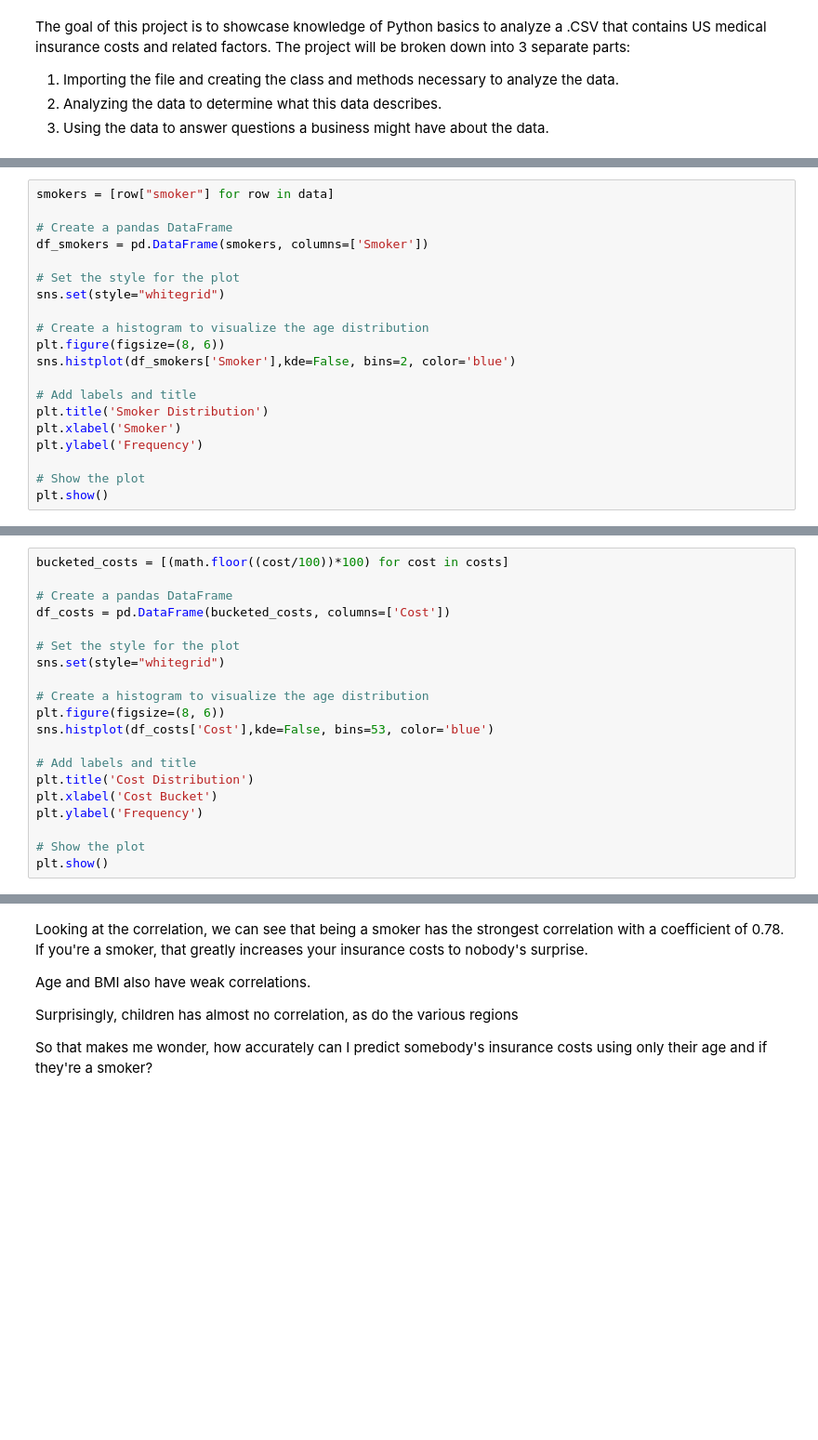
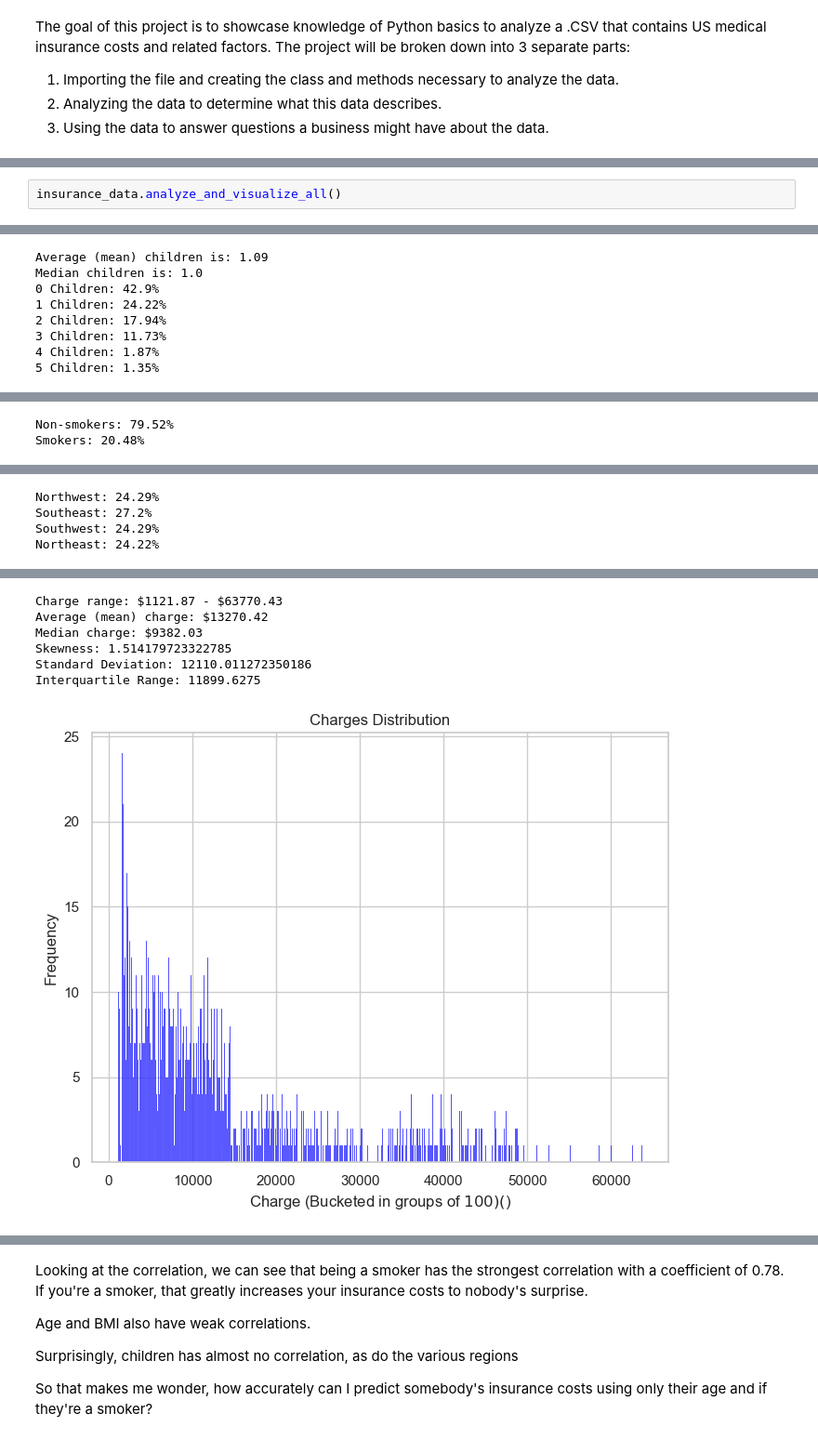
Before and after one commit to tacostorm/Codecademy-Medical-Insurance, a Jupyter notebook: us-medical-insurance-costs.ipynb, the cells around one changed output, grey strips where cells are left out. Shown at 93% size. Drawn from its saved outputs; the diff is of its cells as text; blank space fills up the shorter version.

Commit message:
Finished Visualization and Analysis
Finished all the methods for visualization and analysis, and started answering the business questions.

```diff
--- a/us-medical-insurance-costs.ipynb
+++ b/us-medical-insurance-costs.ipynb
@@ -187,20 +231,0 @@ We can see that just under have the respondents have 0 kids. And how are smokers
-# %%
-smokers = [row["smoker"] for row in data]
-
-# Create a pandas DataFrame
-df_smokers = pd.DataFrame(smokers, columns=['Smoker'])
-
-# Set the style for the plot
-sns.set(style="whitegrid")
-
-# Create a histogram to visualize the age distribution
-plt.figure(figsize=(8, 6))
-sns.histplot(df_smokers['Smoker'],kde=False, bins=2, color='blue')
-
-# Add labels and title
-plt.title('Smoker Distribution')
-plt.xlabel('Smoker')
-plt.ylabel('Frequency')
-
-# Show the plot
-plt.show()
@@ -213,20 +231,0 @@ Last up is the costs! So we know that costs range from roughly 1100 to almost 64
-# %%
-bucketed_costs = [(math.floor((cost/100))*100) for cost in costs]
-
-# Create a pandas DataFrame
-df_costs = pd.DataFrame(bucketed_costs, columns=['Cost'])
-
-# Set the style for the plot
-sns.set(style="whitegrid")
-
-# Create a histogram to visualize the age distribution
-plt.figure(figsize=(8, 6))
-sns.histplot(df_costs['Cost'],kde=False, bins=53, color='blue')
-
-# Add labels and title
-plt.title('Cost Distribution')
-plt.xlabel('Cost Bucket')
-plt.ylabel('Frequency')
-
-# Show the plot
-plt.show()
@@ -252,0 +236,3 @@ Let's try to run some analysis and calculate the person correlation coefficient
+# %%
+insurance_data.analyze_and_visualize_all()
+# %% [output]
@@ -252,0 +262,8 @@ Let's try to run some analysis and calculate the person correlation coefficient
+Average (mean) children is: 1.09
+Median children is: 1.0
+0 Children: 42.9%
+1 Children: 24.22%
+2 Children: 17.94%
+3 Children: 11.73%
+4 Children: 1.87%
+5 Children: 1.35%
@@ -252,0 +271,2 @@ Let's try to run some analysis and calculate the person correlation coefficient
+Non-smokers: 79.52%
+Smokers: 20.48%
@@ -252,0 +274,4 @@ Let's try to run some analysis and calculate the person correlation coefficient
+Northwest: 24.29%
+Southeast: 27.2%
+Southwest: 24.29%
+Northeast: 24.22%
@@ -252,0 +279,7 @@ Let's try to run some analysis and calculate the person correlation coefficient
+Charge range: $1121.87 - $63770.43
+Average (mean) charge: $13270.42
+Median charge: $9382.03
+Skewness: 1.514179723322785
+Standard Deviation: 12110.011272350186
+Interquartile Range: 11899.6275
+[figure, added]
```
Also changed, not shown: parts of 24 cells of this notebook.
